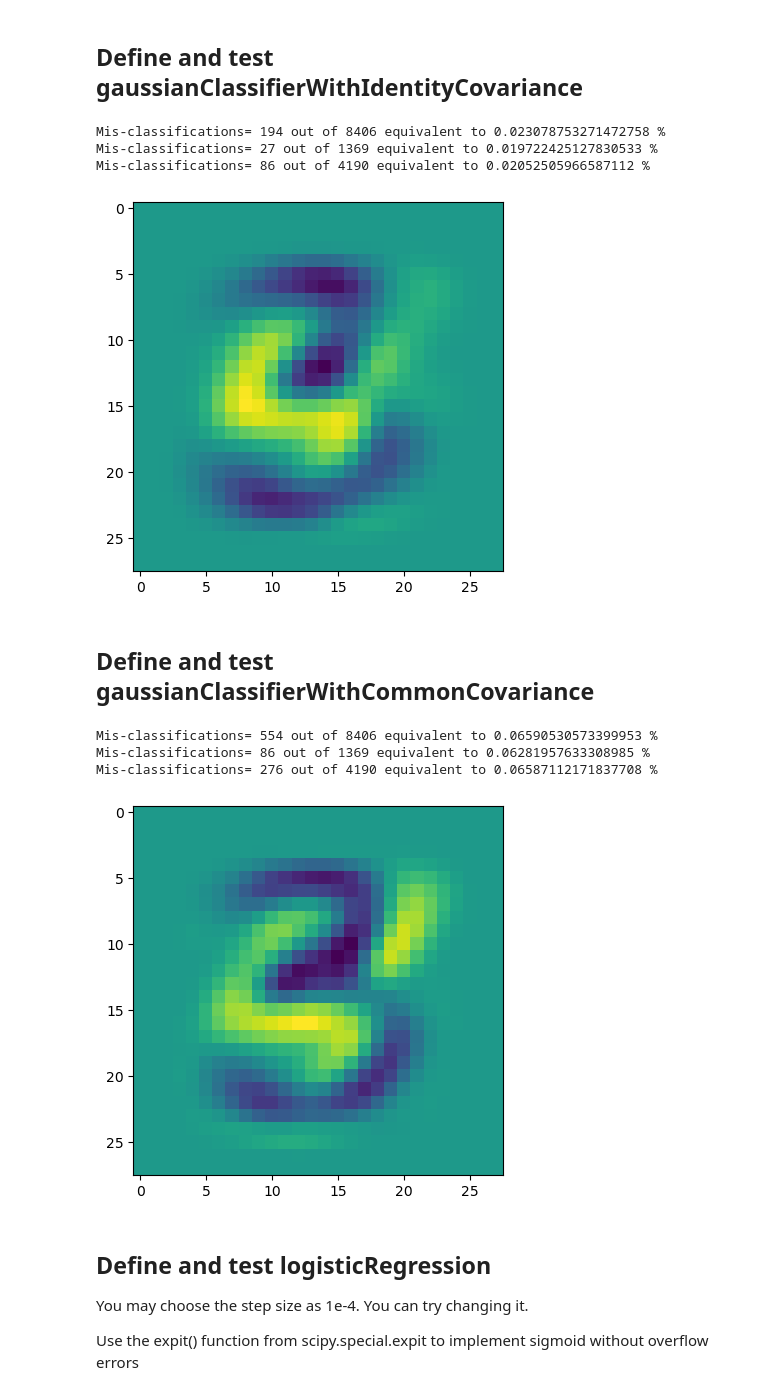
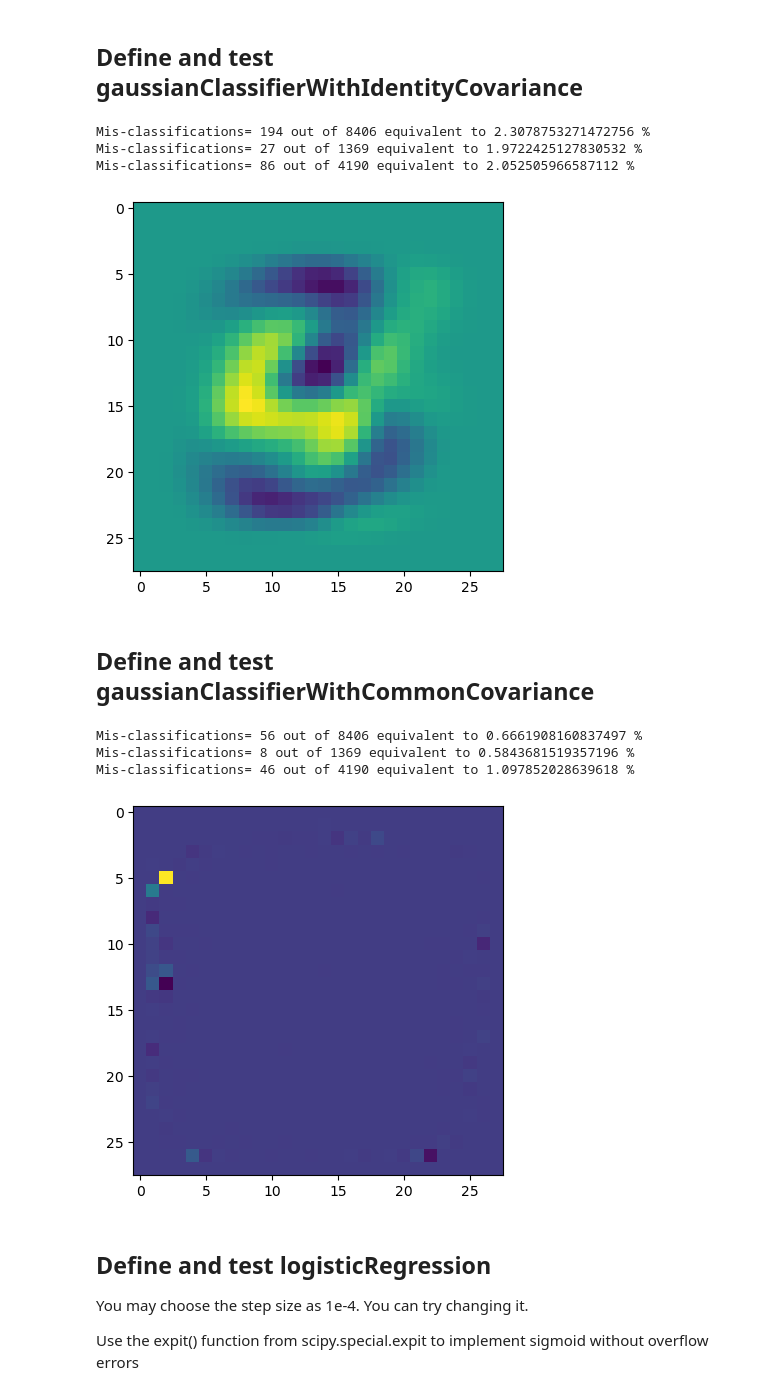
Before and after one commit to brandonegg/MNIST-classification, a Jupyter notebook: Phase1/Phase1.ipynb, the cells around one changed output. Drawn from its saved outputs; the diff is of its cells as text; code cells hidden in the pictures.

```diff
--- a/Phase1/Phase1.ipynb
+++ b/Phase1/Phase1.ipynb
@@ -56,10 +56,10 @@ def testLinearClassifier(a,X,y):
 
         if y_estimate <= 0 and y[i] == 1:
             misclassifications += 1
-        if y_estimate > 0 and y[i] == 0:
+        elif y_estimate > 0 and y[i] == 0:
             misclassifications += 1
 
-    print(f"Mis-classifications= {misclassifications} out of {len(X)} equivalent to {misclassifications / len(X)} %")
+    print(f"Mis-classifications= {misclassifications} out of {len(X)} equivalent to {(misclassifications / len(X))*100} %")
 
     return misclassifications
 # %% [markdown]
@@ -78,7 +78,7 @@ def gaussianClassifierWithIdentityCovariance(Xtrain,ytrain):
     u2 = np.mean(xTrain2, axis = 0)
 
     identity_cov = np.identity(len(u1))
-    wT = np.matmul(np.transpose(u2-u1), np.linalg.inv(identity_cov)) # REF: Decision HyperSurfaces (slide 28)
+    wT = np.matmul(np.transpose(u2-u1), np.linalg.pinv(identity_cov)) # REF: Decision HyperSurfaces (slide 28)
     wNot = -1* np.matmul(wT, (u1+u2)/2)
 
     a = np.transpose(np.hstack((wT, wNot))) # REF: Project phase 1 description
@@ -94,9 +94,9 @@ train = testLinearClassifier(a,X_train,y_train)
 val = testLinearClassifier(a,X_val,y_val)
 test = testLinearClassifier(a,X_test,y_test)
 # %% [output]
-Mis-classifications= 194 out of 8406 equivalent to 0.023078753271472758 %
-Mis-classifications= 27 out of 1369 equivalent to 0.019722425127830533 %
-Mis-classifications= 86 out of 4190 equivalent to 0.02052505966587112 %
+Mis-classifications= 194 out of 8406 equivalent to 2.3078753271472756 %
+Mis-classifications= 27 out of 1369 equivalent to 1.9722425127830532 %
+Mis-classifications= 86 out of 4190 equivalent to 2.052505966587112 %
 [figure]
 # %% [markdown]
 ## Define and test gaussianClassifierWithCommonCovariance
@@ -106,39 +106,45 @@ Mis-classifications= 86 out of 4190 equivalent to 0.02052505966587112 %
 def gaussianClassifierWithCommonCovariance(Xtrain,ytrain):
     class1_indices = (ytrain==0)
     class2_indices = (ytrain==1)
     xTrain1 = Xtrain[class1_indices]
     xTrain2 = Xtrain[class2_indices]
 
     # Means
     u1 = np.mean(xTrain1, axis=0)
     u2 = np.mean(xTrain2, axis=0)
 
     # Creating the Shared COV
     class1_demeaned = xTrain1 - u1[None, :]
     class2_demeaned = xTrain2 - u2[None, :]
     pooled_features = np.row_stack([class1_demeaned,class2_demeaned])
     shared_cov = np.cov(np.transpose(pooled_features)) # Ref: Decision_Surfaces MA
 
-    # np.linalg.inv() returns error, but using normal matrix works?
-    wT = np.matmul(np.transpose(u2-u1), np.linalg.inv(shared_cov)) # REF: Decision HyperSurfaces (slide 28)
+    ''' Another alternative to pinv():
+    for i in range(0, len(shared_cov)):
+        if shared_cov[i][i] < 1:
+            shared_cov[i][i] = 1
+    '''
+
+    # np.linalg.inv() returns error - use pinv() instead
+    wT = np.matmul(np.transpose(u2-u1), np.linalg.pinv(shared_cov)) # REF: Decision HyperSurfaces (slide 28)
     wNot = -1* np.matmul(wT, (u1+u2)/2)
 
     a = np.transpose(np.hstack((wT, wNot))) # REF: Project phase 1 description
 
     return a
 
 #------SIMPLE TESTING ON THE TRAINING DATA ITSELF --------------
 a = gaussianClassifierWithCommonCovariance(X_train,y_train)
 plt.imshow(np.reshape(a[0:784],(28,28)))
 
 train = testLinearClassifier(a,X_train,y_train)
 val = testLinearClassifier(a,X_val,y_val)
 test = testLinearClassifier(a,X_test,y_test)
 # %% [output]
-Mis-classifications= 554 out of 8406 equivalent to 0.06590530573399953 %
-Mis-classifications= 86 out of 1369 equivalent to 0.06281957633308985 %
-Mis-classifications= 276 out of 4190 equivalent to 0.06587112171837708 %
+Mis-classifications= 56 out of 8406 equivalent to 0.6661908160837497 %
+Mis-classifications= 8 out of 1369 equivalent to 0.5843681519357196 %
+Mis-classifications= 46 out of 4190 equivalent to 1.097852028639618 %
-[figure, old version]
+[figure, new version]
 # %% [markdown]
 ## Define and test logisticRegression
 
```
Also changed, not shown: parts of 1 cell of this notebook.
